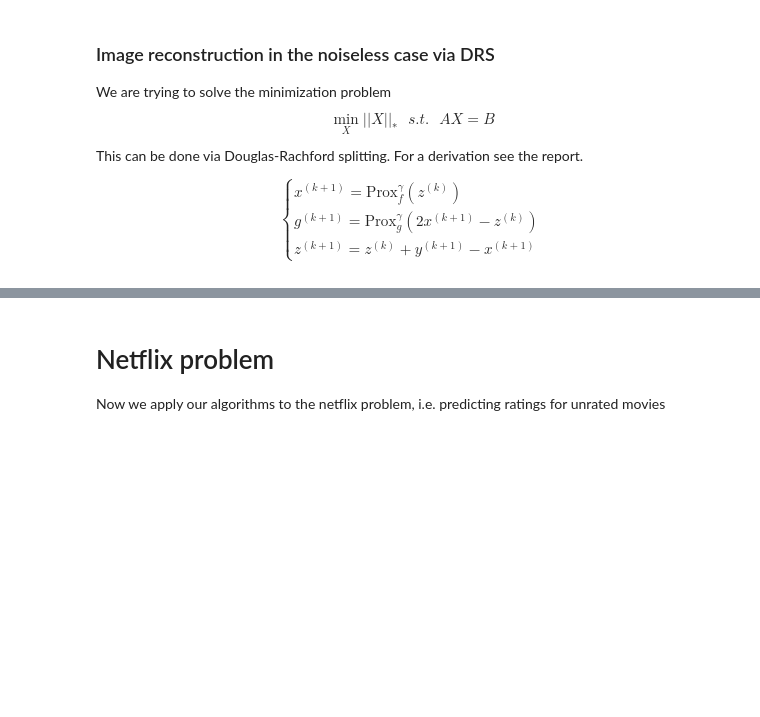
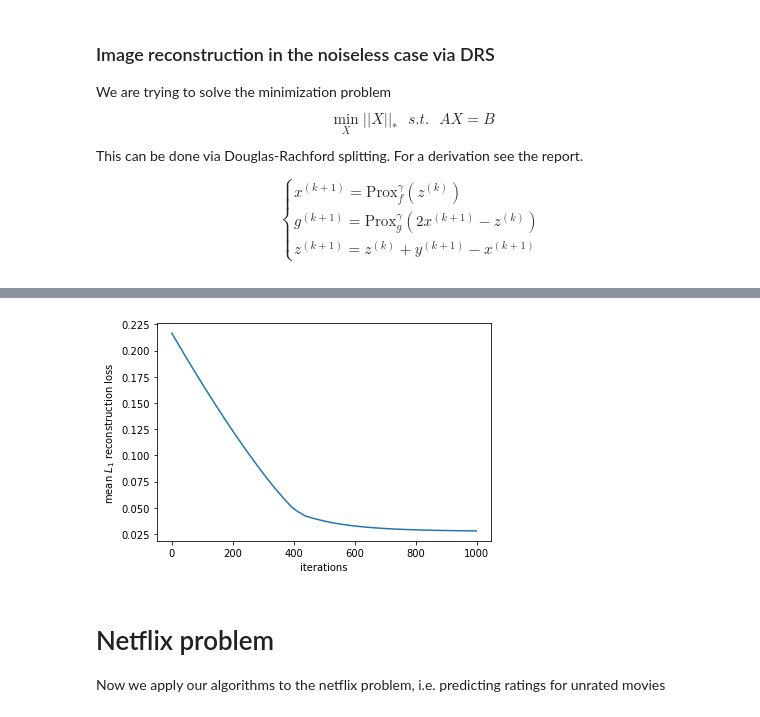
Before and after one commit to uprestel/Matrix-Completion, a Jupyter notebook: project.ipynb, the cells around one changed output, grey strips where cells are left out. Saved outputs shown, nothing was run; the diff lists cells and outputs as text; code cells hidden in the pictures; blank space fills up the shorter version.

```diff
--- a/project.ipynb
+++ b/project.ipynb
@@ -347,4 +367,21 @@ A shape:  (82566, 275800)
 [figure]
+# %%
+# finally plot the loss
+iterations = np.arange(1000)
+losses =[]
+for it in iterations:
+    loss = 0.0
+    current_rec = recs[it].reshape(m, n)
+    loss = np.linalg.norm(current_rec - image,1)/(m*n)
+
+    losses.append(loss)
+
+plt.plot(iterations, losses)
+plt.xlabel("iterations")
+plt.ylabel(r"mean $L_1$ reconstruction loss")
+plt.show()
+# %% [output]
+[figure, added]
 # %% [markdown]
 # Netflix problem
 Now we apply our algorithms to the netflix problem, i.e. predicting ratings for unrated movies
```
Also changed, not shown: parts of 7 cells of this notebook.
